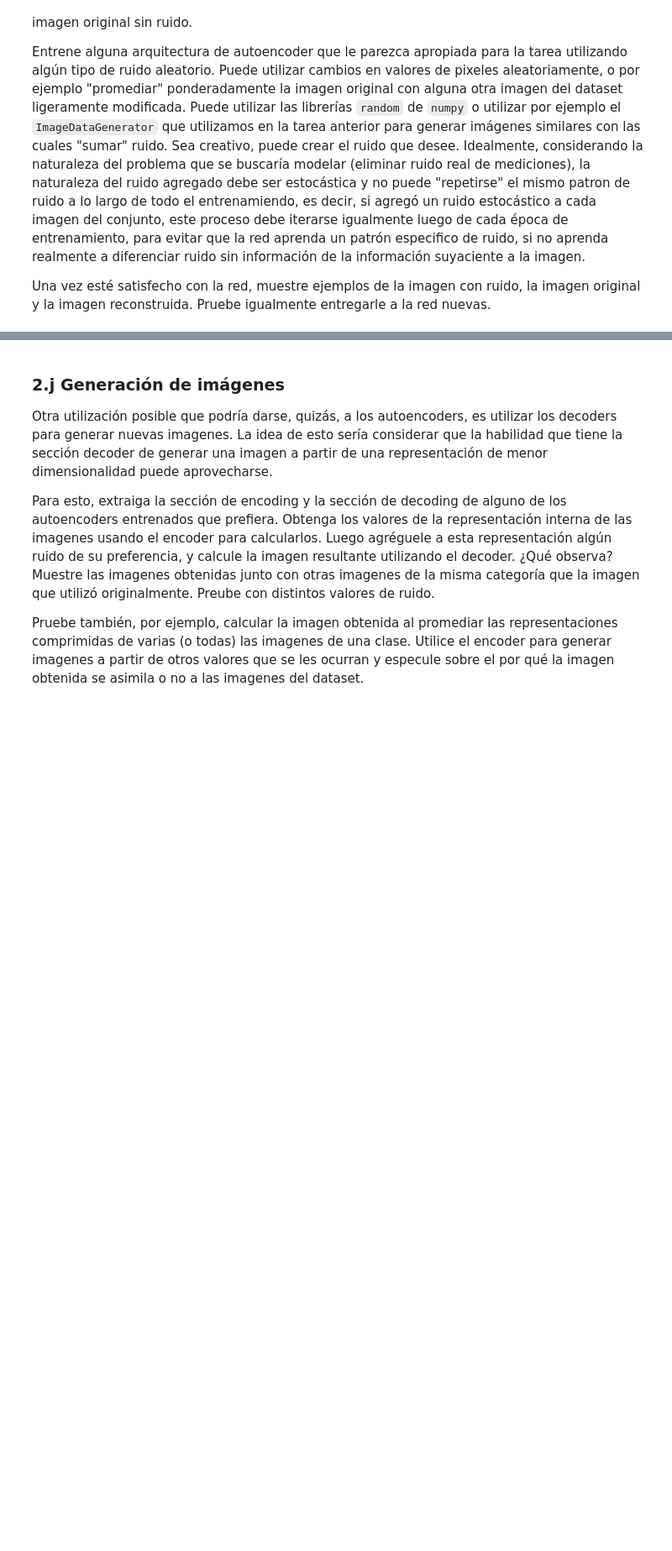
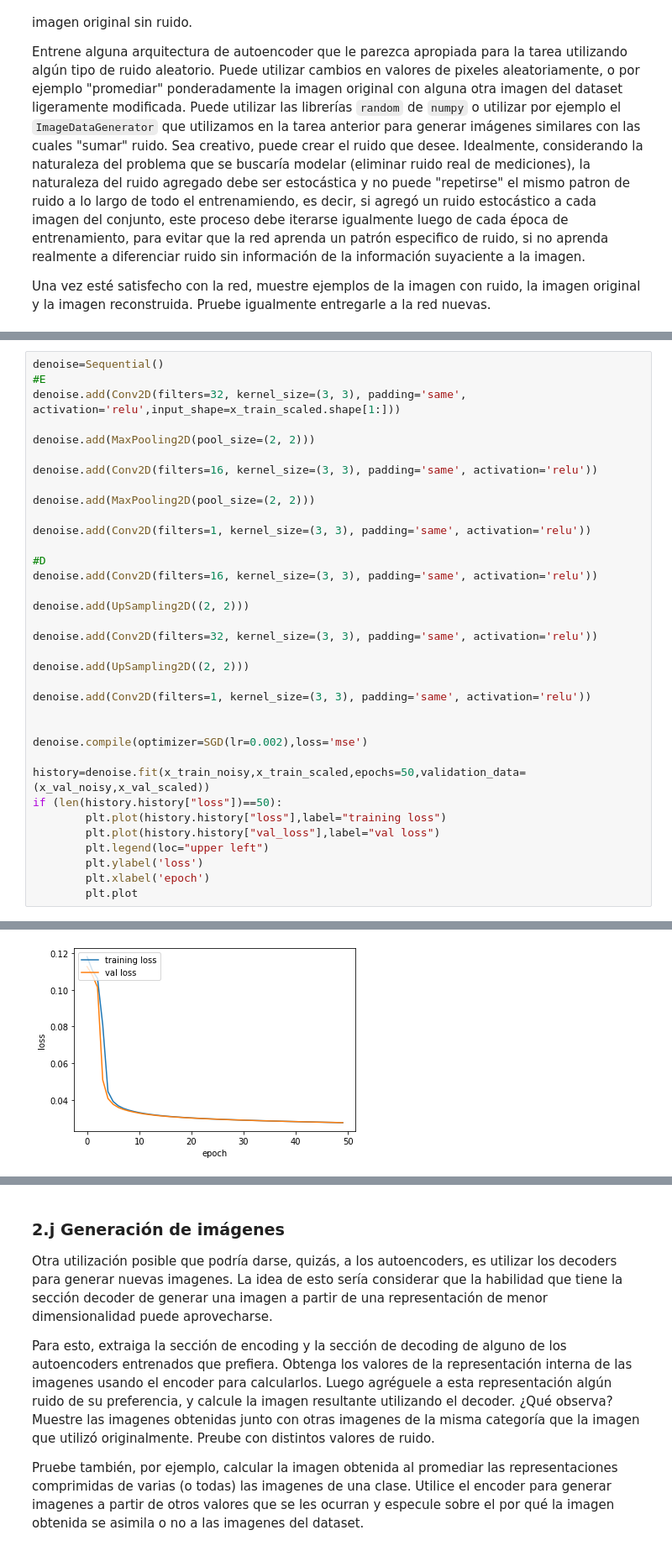
Before and after one commit to gekkoseba/Redes-neuronales, a Jupyter notebook: Tareas/Enunciado Tarea 2.ipynb, the cells around one changed output, grey strips where cells are left out. Shown at 84% size. Saved outputs shown, nothing was run; the diff lists cells and outputs as text; blank space fills up the shorter version.

```diff
--- a/Tareas/Enunciado Tarea 2.ipynb
+++ b/Tareas/Enunciado Tarea 2.ipynb
@@ -1800,0 +1925,36 @@ from keras.preprocessing.image import ImageDataGenerator
+# %%
+denoise=Sequential()
+#E
+denoise.add(Conv2D(filters=32, kernel_size=(3, 3), padding='same', activation='relu',input_shape=x_train_scaled.shape[1:]))
+
+denoise.add(MaxPooling2D(pool_size=(2, 2)))
+
+denoise.add(Conv2D(filters=16, kernel_size=(3, 3), padding='same', activation='relu'))
+
+denoise.add(MaxPooling2D(pool_size=(2, 2)))
+
+denoise.add(Conv2D(filters=1, kernel_size=(3, 3), padding='same', activation='relu'))
+
+#D
+denoise.add(Conv2D(filters=16, kernel_size=(3, 3), padding='same', activation='relu'))
+
+denoise.add(UpSampling2D((2, 2)))
+
+denoise.add(Conv2D(filters=32, kernel_size=(3, 3), padding='same', activation='relu'))
+
+denoise.add(UpSampling2D((2, 2)))
+
+denoise.add(Conv2D(filters=1, kernel_size=(3, 3), padding='same', activation='relu'))
+
+
+denoise.compile(optimizer=SGD(lr=0.002),loss='mse')
+
+history=denoise.fit(x_train_noisy,x_train_scaled,epochs=50,validation_data=(x_val_noisy,x_val_scaled))
+if (len(history.history["loss"])==50):
+        plt.plot(history.history["loss"],label="training loss")
+        plt.plot(history.history["val_loss"],label="val loss")
+        plt.legend(loc="upper left")
+        plt.ylabel('loss')
+        plt.xlabel('epoch')
+        plt.plot
+# %% [output]
@@ -1800,0 +1978 @@ from keras.preprocessing.image import ImageDataGenerator
+[figure, added]
```
Also changed, not shown: parts of 33 cells of this notebook.
